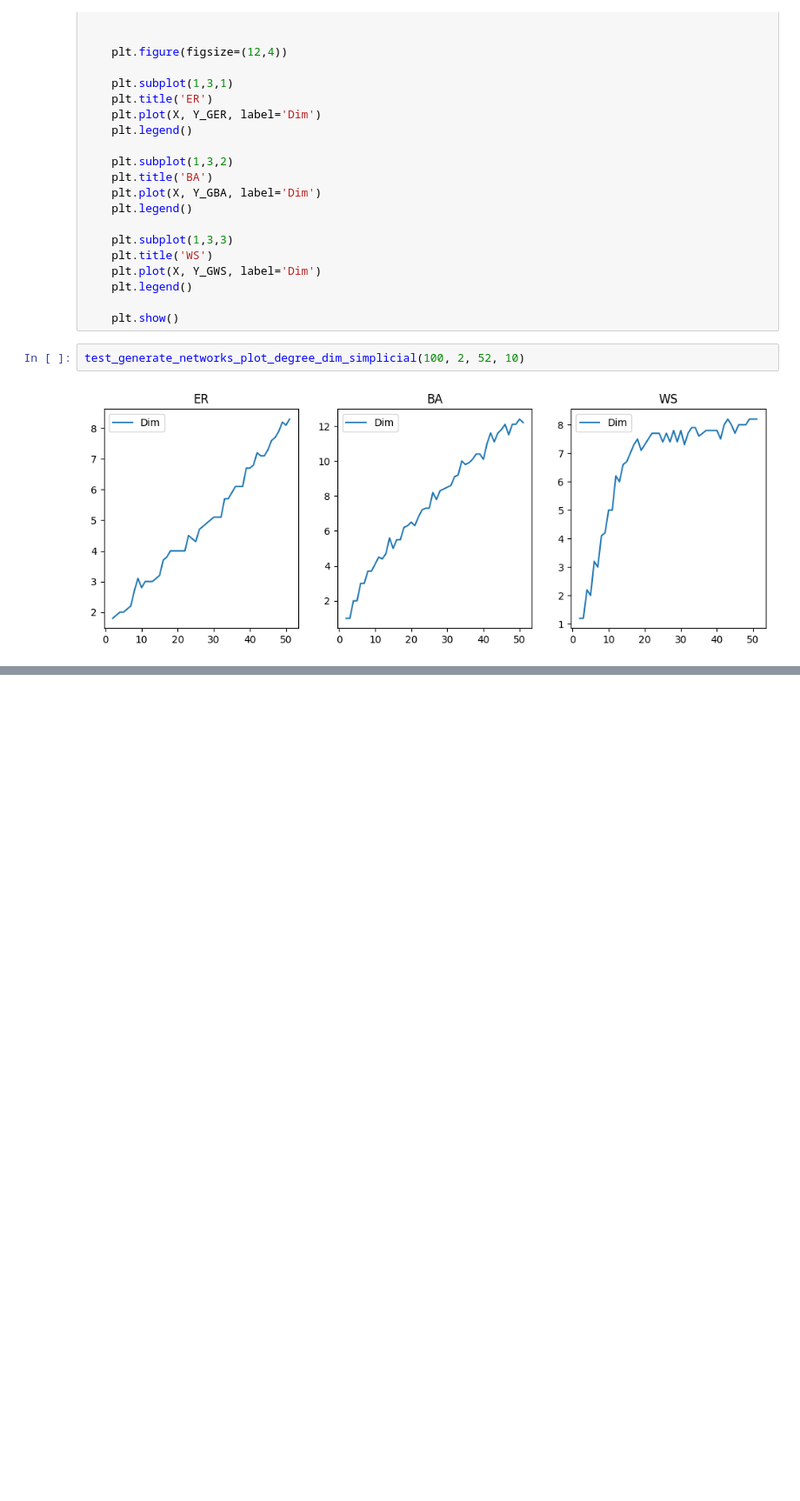
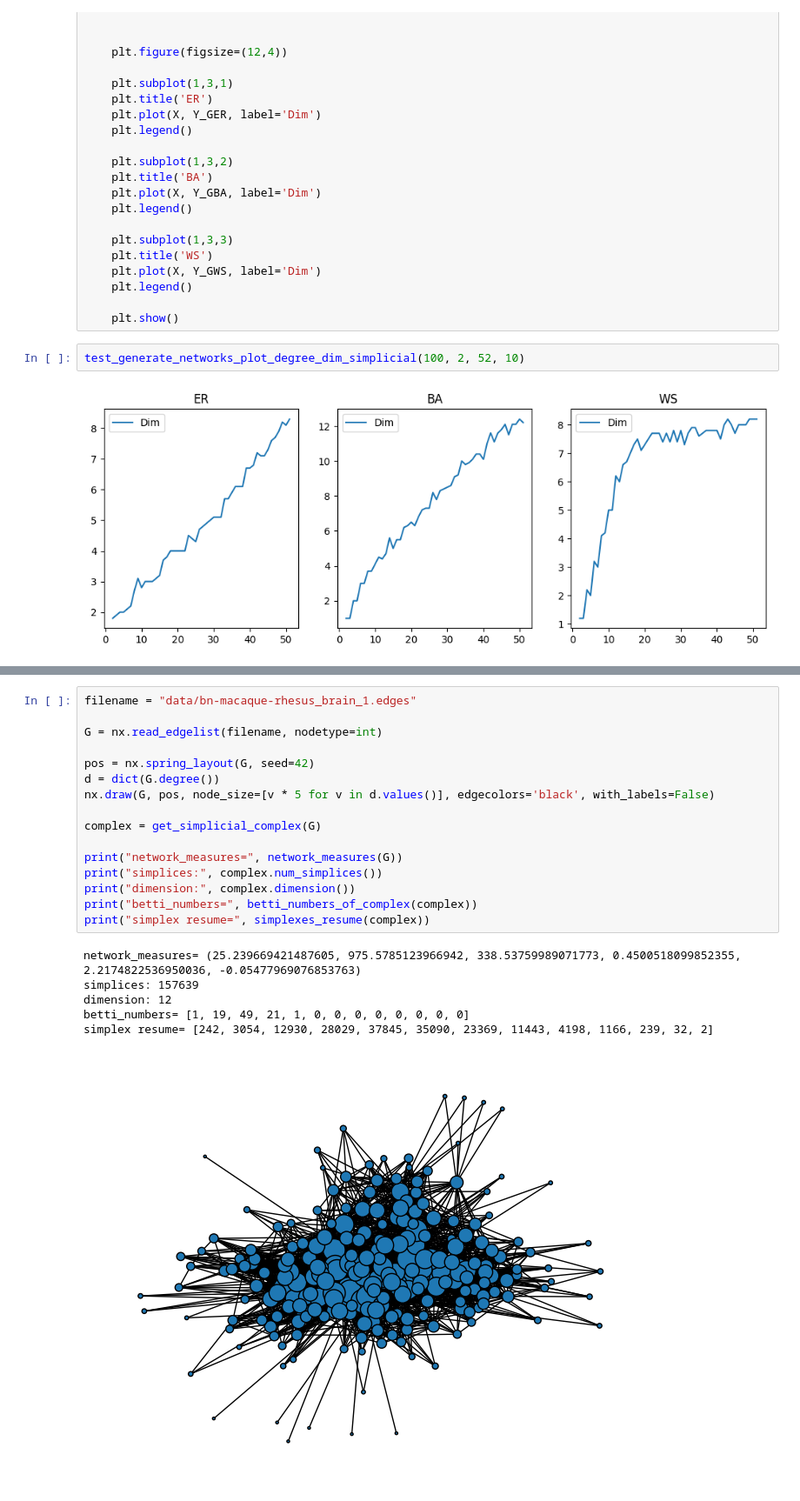
Before and after one commit to JunioCesarFerreira/ComplexNetworks, a Jupyter notebook: MyProject/complex-simplicial-network.ipynb, the cells around one changed output, grey strips where cells are left out. Shown at 87% size. Saved outputs shown, nothing was run; the diff lists cells and outputs as text; blank space fills up the shorter version.

```diff
--- a/MyProject/complex-simplicial-network.ipynb
+++ b/MyProject/complex-simplicial-network.ipynb
@@ -997,0 +1113,23 @@ ValueError: not enough values to unpack (expected 3, got 2)
+# %%
+filename = "data/bn-macaque-rhesus_brain_1.edges"
+
+G = nx.read_edgelist(filename, nodetype=int)
+
+pos = nx.spring_layout(G, seed=42)
+d = dict(G.degree())
+nx.draw(G, pos, node_size=[v * 5 for v in d.values()], edgecolors='black', with_labels=False)
+
+complex = get_simplicial_complex(G)
+
+print("network_measures=", network_measures(G))
+print("simplices:", complex.num_simplices())
+print("dimension:", complex.dimension())
+print("betti_numbers=", betti_numbers_of_complex(complex))
+print("simplex resume=", simplexes_resume(complex))
+# %% [output]
+network_measures= (25.239669421487605, 975.5785123966942, 338.53759989071773, 0.4500518099852355, 2.2174822536950036, -0.05477969076853763)
+simplices: 157639
+dimension: 12
+betti_numbers= [1, 19, 49, 21, 1, 0, 0, 0, 0, 0, 0, 0, 0]
+simplex resume= [242, 3054, 12930, 28029, 37845, 35090, 23369, 11443, 4198, 1166, 239, 32, 2]
+[figure, added]
```
Also changed, not shown: parts of 15 cells of this notebook.
